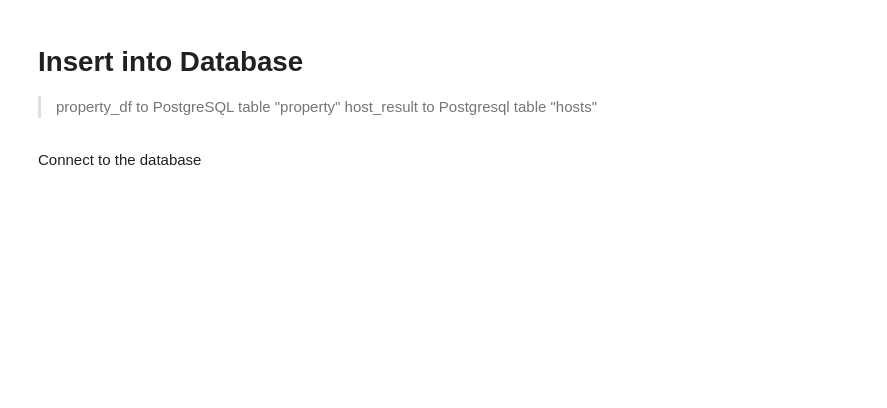
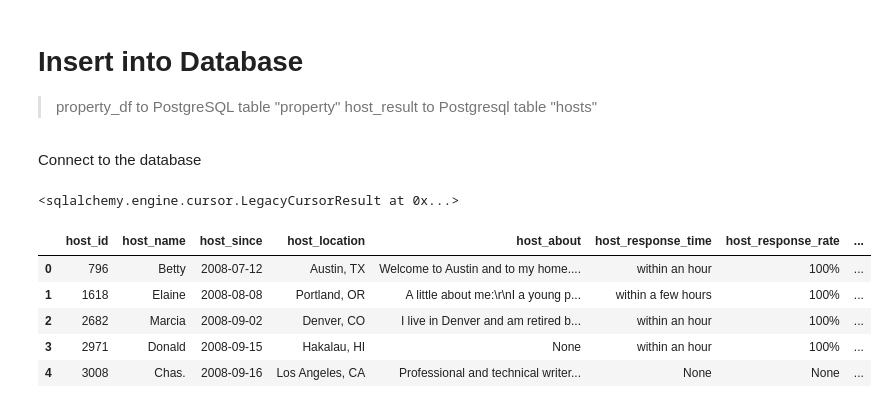
Before and after one commit to YuranDong/APAN5400-Project-Coding, a Jupyter notebook: back-end/property.ipynb, the cells around one changed output. Cells and saved outputs as stored; diff of their text form; code cells hidden in the pictures; blank space fills up the shorter version.

```diff
--- a/back-end/property.ipynb
+++ b/back-end/property.ipynb
@@ -213,0 +217,30 @@ jdbc_properties = {
+# %%
+ddl_hosts = """
+CREATE TABLE hosts (
+    host_id BIGINT PRIMARY KEY,
+    host_name VARCHAR(255),
+    host_since DATE,
+    host_location VARCHAR(255),
+    host_response_time VARCHAR(50),
+    host_response_rate VARCHAR(10),
+    host_acceptance_rate VARCHAR(10),
+    host_is_superhost VARCHAR(10),
+    host_neighbourhood VARCHAR(255),
+    host_listings_count DOUBLE PRECISION,
+    host_total_listings_count DOUBLE PRECISION,
+    calculated_host_listings_count INTEGER,
+    last_scraped DATE
+);
+"""
+connection.execute(ddl_hosts)
+# %% [output]
+<sqlalchemy.engine.cursor.LegacyCursorResult at 0x...>
+# %%
+host_pd.head(5)
+# %% [output]
+|  | host_id | host_name | host_since | host_location | host_about | host_response_time | host_response_rate | ... |
+| 0 | 796 | Betty | 2008-07-12 | Austin, TX | Welcome to Austin and to my home.... | within an hour | 100% | ... |
+| 1 | 1618 | Elaine | 2008-08-08 | Portland, OR | A little about me:\r\nI a young p... | within a few hours | 100% | ... |
+| 2 | 2682 | Marcia | 2008-09-02 | Denver, CO | I live in Denver and am retired b... | within an hour | 100% | ... |
+| 3 | 2971 | Donald | 2008-09-15 | Hakalau, HI | None | within an hour | 100% | ... |
+| 4 | 3008 | Chas. | 2008-09-16 | Los Angeles, CA | Professional and technical writer... | None | None | ... |
```
Also changed, not shown: parts of 21 cells of this notebook, 1 other file.
